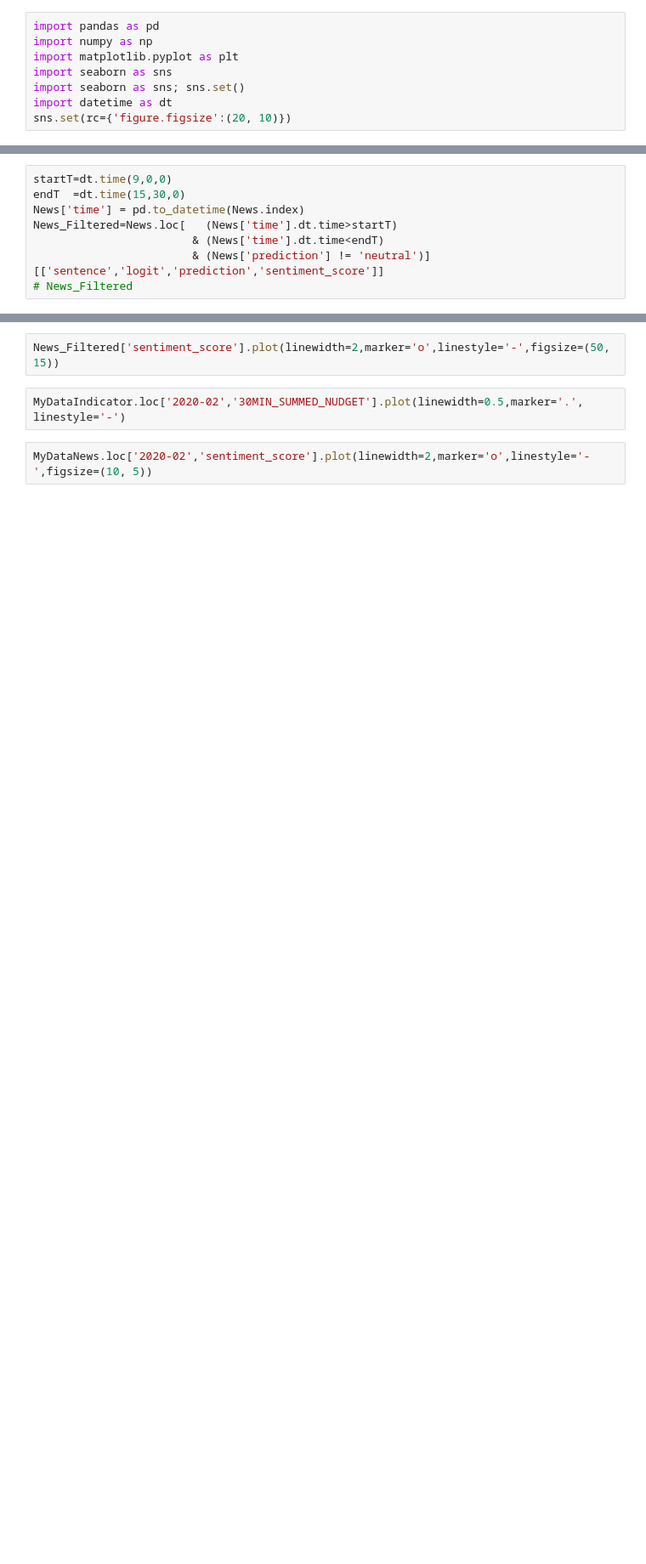
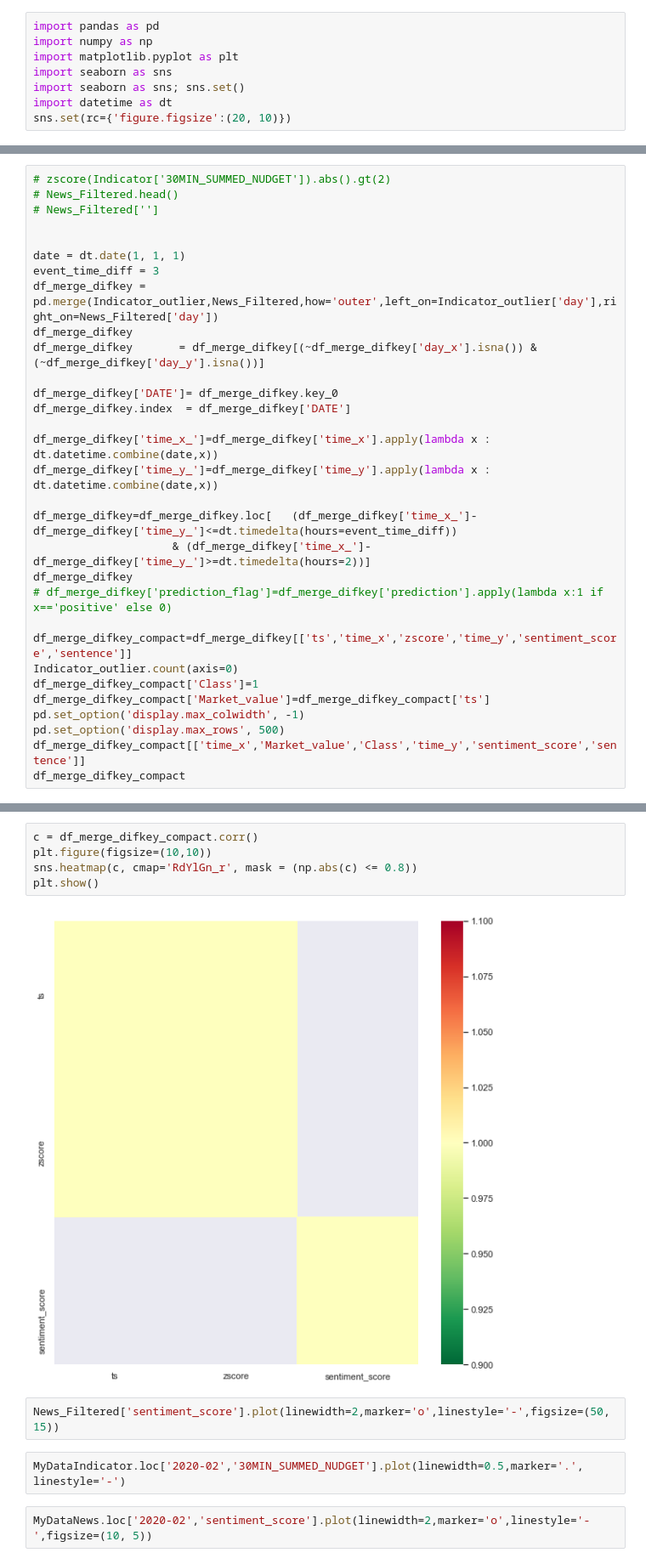
Before and after one commit to Tirayr/AcademyWork, a Jupyter notebook: code/notebooks/Visualize_Market_Direction.ipynb, the cells around one changed output, grey strips where cells are left out. Shown: that part at 85% size. Cells and saved outputs as stored; diff of their text form; blank space fills up the shorter version.

Commit message:
Added Few Notebooks which show the last steps of the work

```diff
--- a/code/notebooks/Visualize_Market_Direction.ipynb
+++ b/code/notebooks/Visualize_Market_Direction.ipynb
@@ -34,8 +77,0 @@ News.loc[News['sentiment_score']>0.5,'prediction'] ='positive'
-# %%
-startT=dt.time(9,0,0)
-endT  =dt.time(15,30,0)
-News['time'] = pd.to_datetime(News.index)
-News_Filtered=News.loc[   (News['time'].dt.time>startT)
-                        & (News['time'].dt.time<endT)
-                        & (News['prediction'] != 'neutral')][['sentence','logit','prediction','sentiment_score']]
-# News_Filtered
@@ -69,0 +199,31 @@ TypeError: unsupported operand type(s) for -: 'datetime.time' and 'datetime.time
+# %%
+# zscore(Indicator['30MIN_SUMMED_NUDGET']).abs().gt(2)
+# News_Filtered.head()
+# News_Filtered['']
+
+
+date = dt.date(1, 1, 1)
+event_time_diff = 3
+df_merge_difkey = pd.merge(Indicator_outlier,News_Filtered,how='outer',left_on=Indicator_outlier['day'],right_on=News_Filtered['day'])
+df_merge_difkey
+df_merge_difkey       = df_merge_difkey[(~df_merge_difkey['day_x'].isna()) & (~df_merge_difkey['day_y'].isna())]
+
+df_merge_difkey['DATE']= df_merge_difkey.key_0
+df_merge_difkey.index  = df_merge_difkey['DATE']
+
+df_merge_difkey['time_x_']=df_merge_difkey['time_x'].apply(lambda x : dt.datetime.combine(date,x))
+df_merge_difkey['time_y_']=df_merge_difkey['time_y'].apply(lambda x : dt.datetime.combine(date,x))
+
+df_merge_difkey=df_merge_difkey.loc[   (df_merge_difkey['time_x_']-df_merge_difkey['time_y_']<=dt.timedelta(hours=event_time_diff))
+                     & (df_merge_difkey['time_x_']-df_merge_difkey['time_y_']>=dt.timedelta(hours=2))]
+df_merge_difkey
+# df_merge_difkey['prediction_flag']=df_merge_difkey['prediction'].apply(lambda x:1 if x=='positive' else 0)
+
+df_merge_difkey_compact=df_merge_difkey[['ts','time_x','zscore','time_y','sentiment_score','sentence']]
+Indicator_outlier.count(axis=0)
+df_merge_difkey_compact['Class']=1
+df_merge_difkey_compact['Market_value']=df_merge_difkey_compact['ts']
+pd.set_option('display.max_colwidth', -1)
+pd.set_option('display.max_rows', 500)
+df_merge_difkey_compact[['time_x','Market_value','Class','time_y','sentiment_score','sentence']]
+df_merge_difkey_compact
@@ -70,3 +257,10 @@ TypeError: unsupported operand type(s) for -: 'datetime.time' and 'datetime.time
+# %%
+c = df_merge_difkey_compact.corr()
+plt.figure(figsize=(10,10))
+sns.heatmap(c, cmap='RdYlGn_r', mask = (np.abs(c) <= 0.8))
+plt.show()
+# %% [output]
+[figure, added]
 # %%
 News_Filtered['sentiment_score'].plot(linewidth=2,marker='o',linestyle='-',figsize=(50, 15))
 # %%
```
Also changed, not shown: parts of 13 cells of this notebook, 3 other files.
